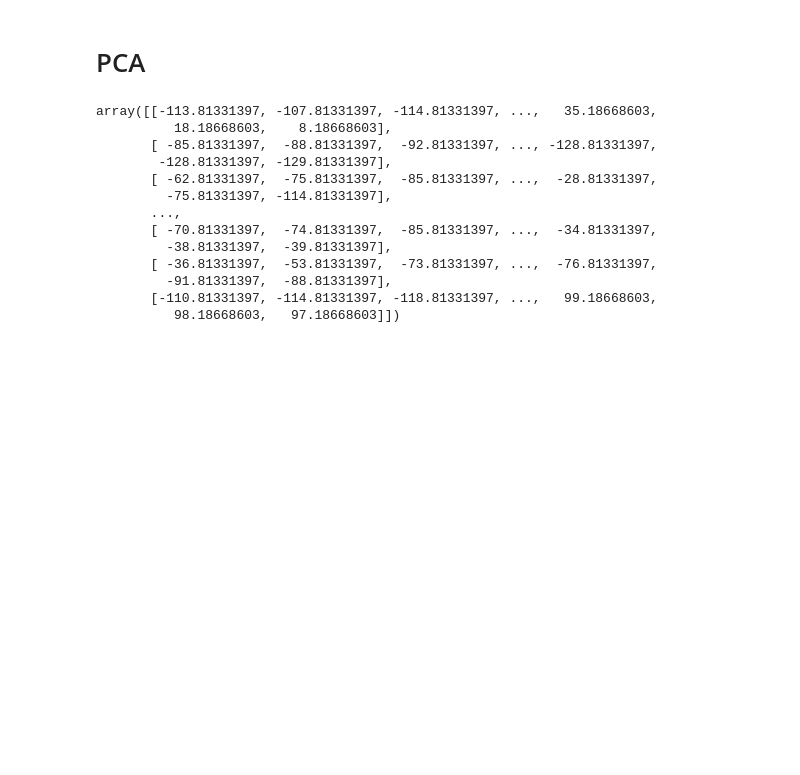
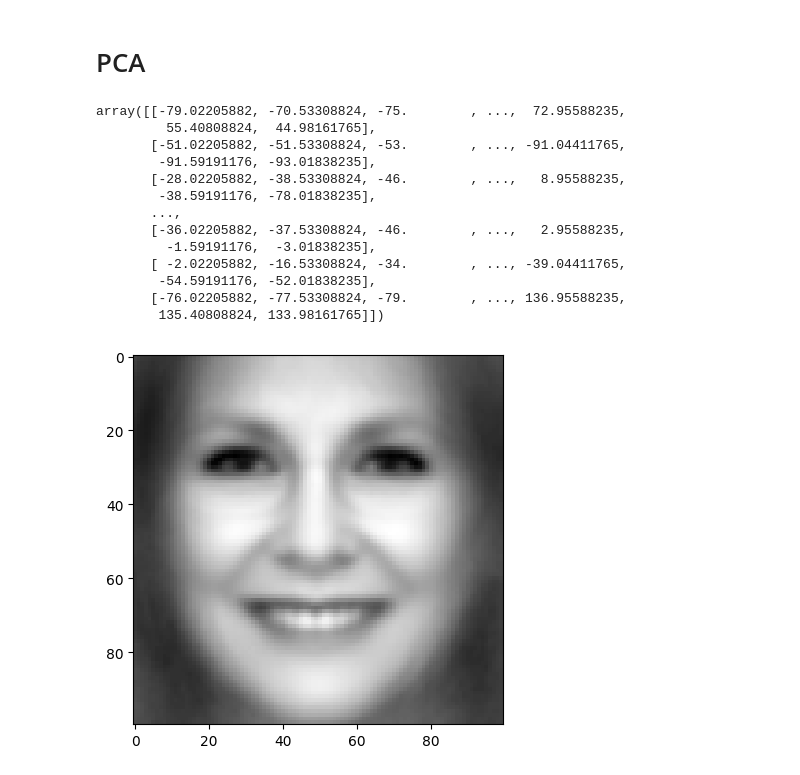
Before and after one commit to s243933/Kareninator, a Jupyter notebook: analyze_ratings.ipynb, the cells around one changed output. Saved outputs shown, nothing was run; the diff lists cells and outputs as text; code cells hidden in the pictures; blank space fills up the shorter version.

```diff
--- a/analyze_ratings.ipynb
+++ b/analyze_ratings.ipynb
@@ -43,23 +43,28 @@ for img_file in os.listdir(image_folder):
     J = np.vstack([J, img_array])
 # %%
 # Get the mean image and center the data
-mean_J = np.mean(J)
+mean_J = np.mean(J, axis=0)
 J_centered = J - mean_J
 J_centered
 # %% [output]
-array([[-113.81331397, -107.81331397, -114.81331397, ...,   35.18668603,
-          18.18668603,    8.18668603],
-       [ -85.81331397,  -88.81331397,  -92.81331397, ..., -128.81331397,
-        -128.81331397, -129.81331397],
-       [ -62.81331397,  -75.81331397,  -85.81331397, ...,  -28.81331397,
-         -75.81331397, -114.81331397],
+array([[-79.02205882, -70.53308824, -75.        , ...,  72.95588235,
+         55.40808824,  44.98161765],
+       [-51.02205882, -51.53308824, -53.        , ..., -91.04411765,
+        -91.59191176, -93.01838235],
+       [-28.02205882, -38.53308824, -46.        , ...,   8.95588235,
+        -38.59191176, -78.01838235],
        ...,
-       [ -70.81331397,  -74.81331397,  -85.81331397, ...,  -34.81331397,
-         -38.81331397,  -39.81331397],
-       [ -36.81331397,  -53.81331397,  -73.81331397, ...,  -76.81331397,
-         -91.81331397,  -88.81331397],
-       [-110.81331397, -114.81331397, -118.81331397, ...,   99.18668603,
-          98.18668603,   97.18668603]])
+       [-36.02205882, -37.53308824, -46.        , ...,   2.95588235,
+         -1.59191176,  -3.01838235],
+       [ -2.02205882, -16.53308824, -34.        , ..., -39.04411765,
+        -54.59191176, -52.01838235],
+       [-76.02205882, -77.53308824, -79.        , ..., 136.95588235,
+        135.40808824, 133.98161765]])
+# %%
+# Plot mean image
+plt.imshow(mean_J.reshape(100, 100), cmap='gray');
+# %% [output]
+[figure, added]
 # %%
 # Do PCA on the centered data
 pca = PCA(n_components=100)
```
Also changed, not shown: parts of 4 cells of this notebook.
